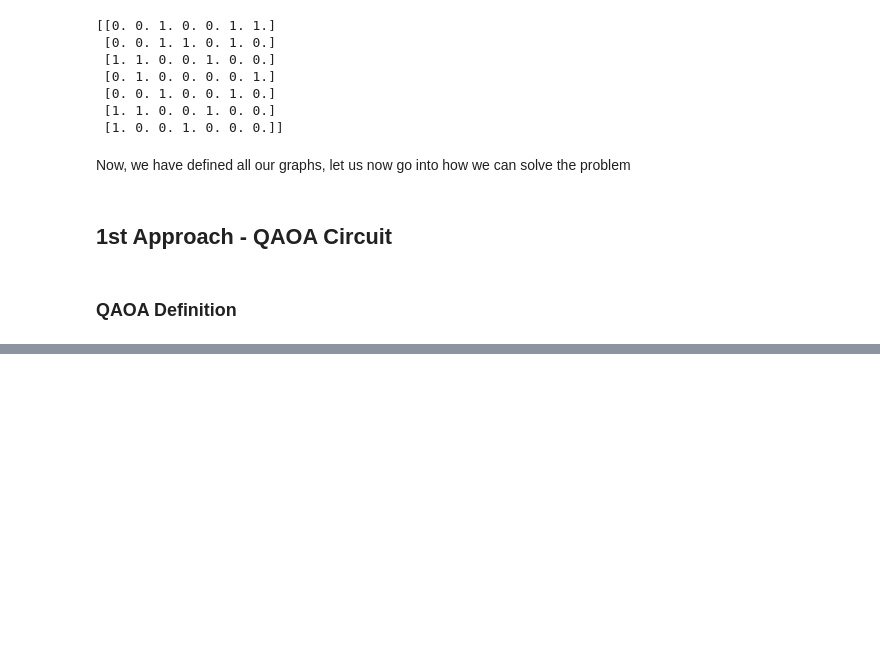
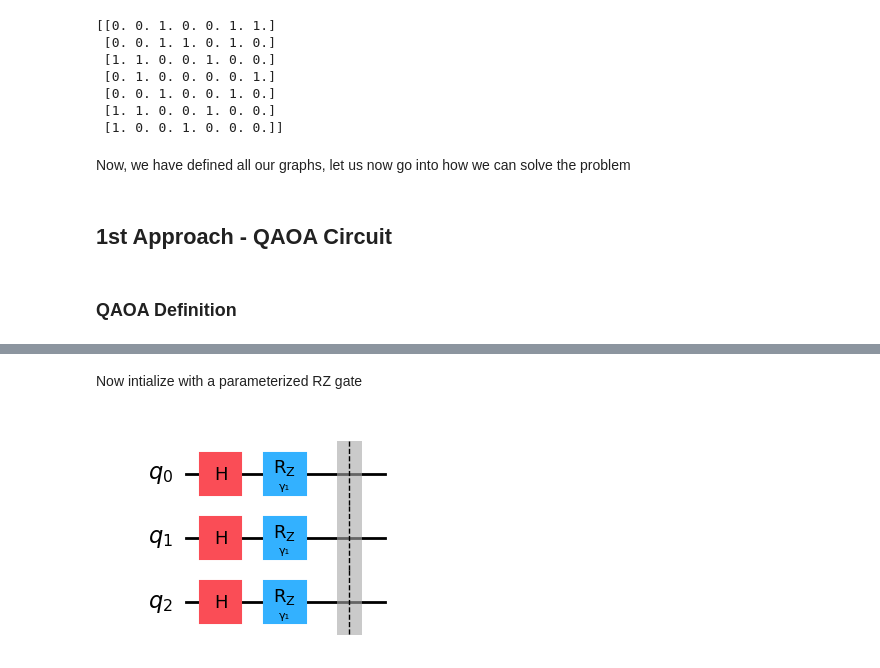
Before and after one commit to Matrixmang0/MIS-QAOA, a Jupyter notebook: Untitled.ipynb, the cells around one changed output, grey strips where cells are left out. Drawn from its saved outputs; the diff is of its cells as text; code cells hidden in the pictures; blank space fills up the shorter version.

```diff
--- a/Untitled.ipynb
+++ b/Untitled.ipynb
@@ -179,0 +199,20 @@ Now, we have defined all our graphs, let us now go into how we can solve the pro
+# %% [markdown]
+Now intialize with a parameterized RZ gate
+# %%
+from qiskit.circuit import QuantumCircuit
+from qiskit.circuit import Parameter
+
+qc = QuantumCircuit(num_nodes1)
+for i in range(num_nodes1):
+    qc.h(i)
+
+gamma_1 = Parameter('γ₁')
+
+for i in range(num_nodes1):
+    qc.rz(gamma_1, i)
+
+qc.barrier()
+
+qc.draw('mpl')
+# %% [output]
+[figure, added]
```
Also changed, not shown: parts of 13 cells of this notebook, 1 other file.
